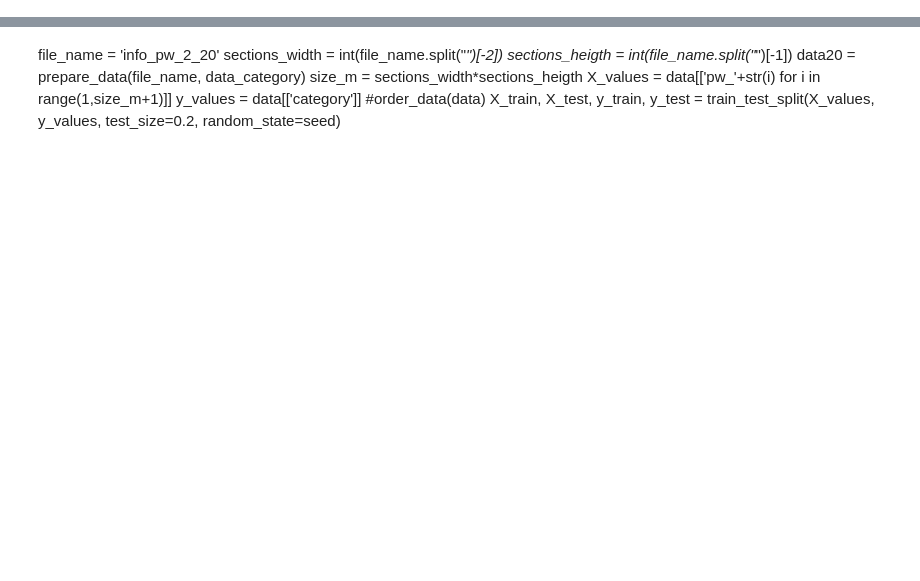
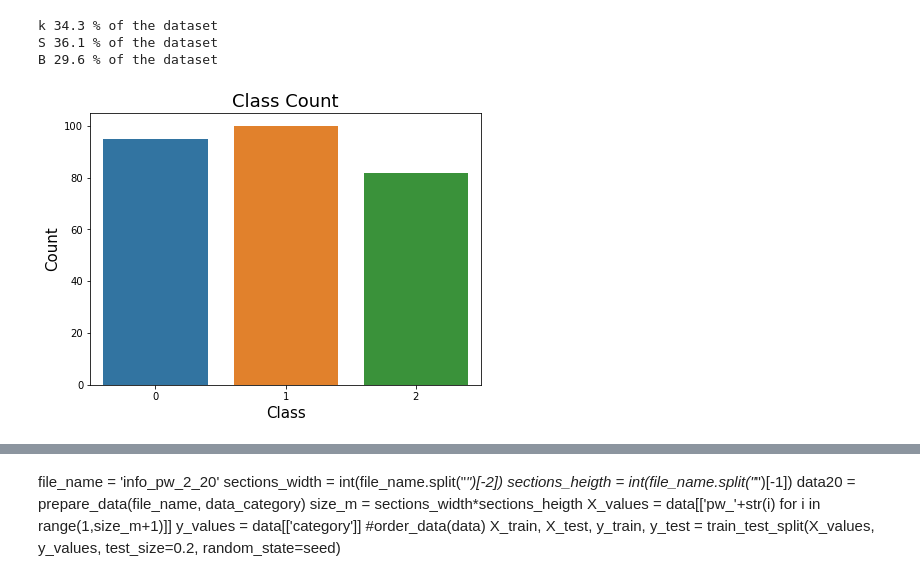
Before and after one commit to ULE-Informatica/burr_detection, a Jupyter notebook: info_data.ipynb, the cells around one changed output, grey strips where cells are left out. Cells and saved outputs as stored; diff of their text form; code cells hidden in the pictures; blank space fills up the shorter version.

```diff
--- a/info_data.ipynb
+++ b/info_data.ipynb
@@ -38,0 +78,18 @@ def order_data(data):
+# %%
+import seaborn as sns
+# The classes are heavily skewed we need to solve this issue later.
+print('k', round(data['category'].value_counts()[0]/len(data) * 100,2), '% of the dataset')
+print('S', round(data['category'].value_counts()[1]/len(data) * 100,2), '% of the dataset')
+print('B', round(data['category'].value_counts()[2]/len(data) * 100,2), '% of the dataset')
+
+plt.figure(figsize=(7,5))
+sns.countplot(data['category'])
+plt.title("Class Count", fontsize=18)
+plt.xlabel("Class", fontsize=15)
+plt.ylabel("Count", fontsize=15)
+plt.show()
+# %% [output]
+k 34.3 % of the dataset
+S 36.1 % of the dataset
+B 29.6 % of the dataset
+[figure, added]
```
Also changed, not shown: parts of 23 cells of this notebook, 45 other files.
